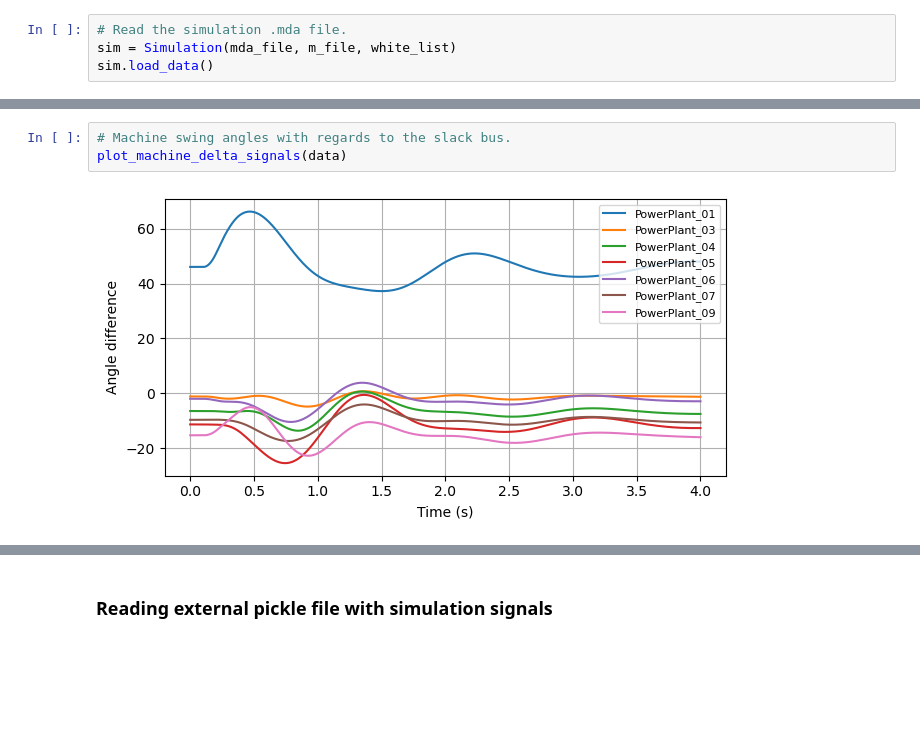
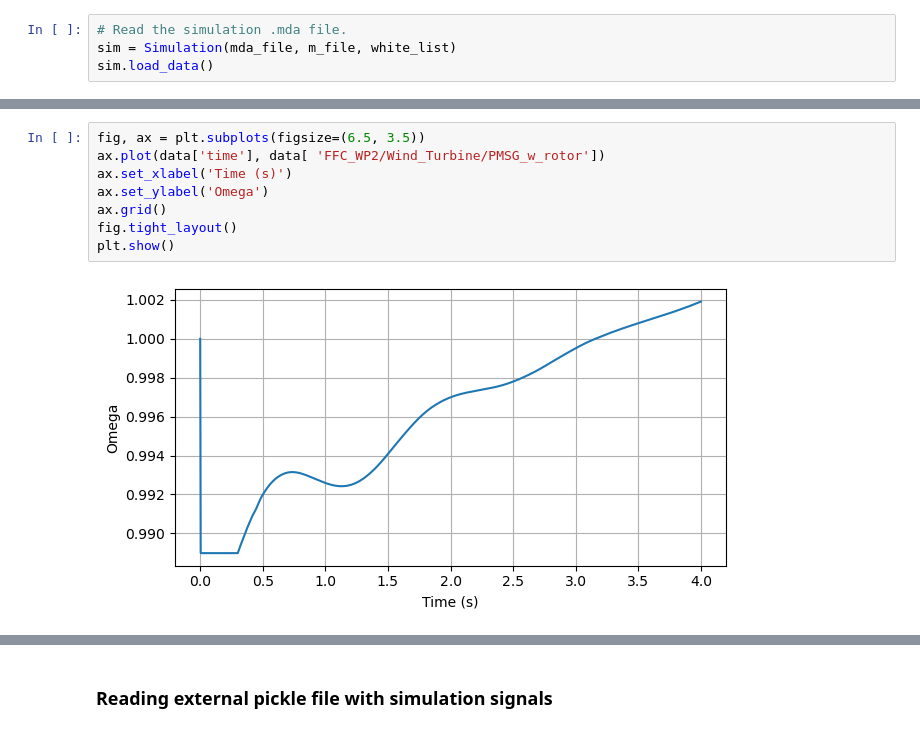
Before and after one commit to sarajcev/load_emtp_data, a Jupyter notebook: Process-EMTP-RV-Outputs.ipynb, the cells around one changed output, grey strips where cells are left out. Drawn from its saved outputs; the diff is of its cells as text; blank space fills up the shorter version.

```diff
--- a/Process-EMTP-RV-Outputs.ipynb
+++ b/Process-EMTP-RV-Outputs.ipynb
@@ -83,8 +97,13 @@ plot_machine_signals(data, 'Omega')
-# %%
-# Machine swing angles with regards to the slack bus.
-plot_machine_delta_signals(data)
-# %% [output]
-[figure, removed]
+# %%
+fig, ax = plt.subplots(figsize=(6.5, 3.5))
+ax.plot(data['time'], data[ 'FFC_WP2/Wind_Turbine/PMSG_w_rotor'])
+ax.set_xlabel('Time (s)')
+ax.set_ylabel('Omega')
+ax.grid()
+fig.tight_layout()
+plt.show()
+# %% [output]
+[figure, added]
 # %%
 # Transient stability index.
 sim_tsi = tsi_from_angle(data)
```
Also changed, not shown: parts of 14 cells of this notebook.
